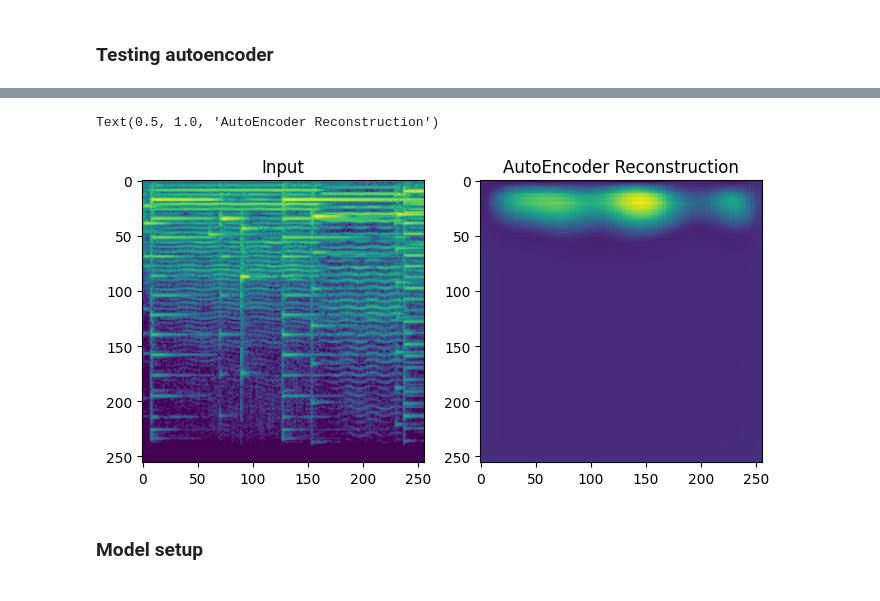
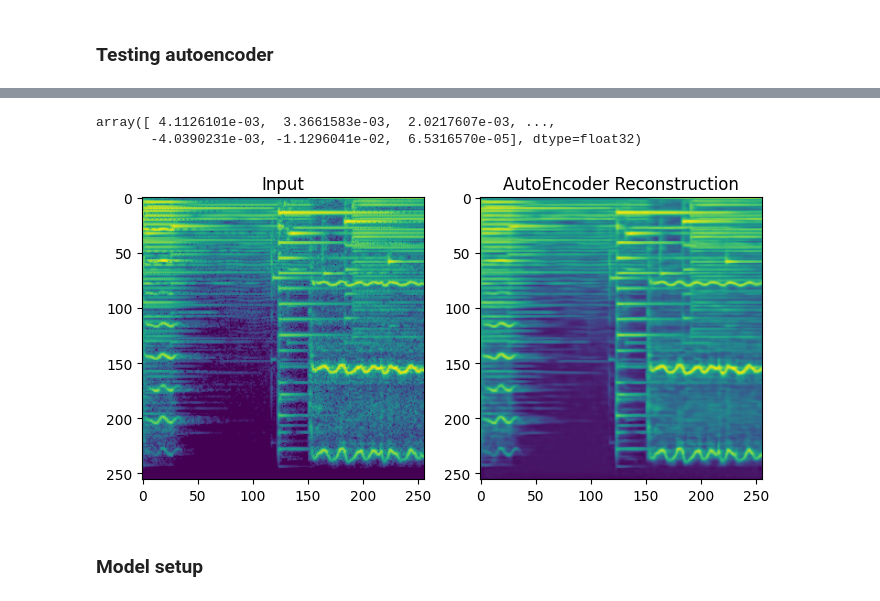
Before and after one commit to aleksolberg/DiffusionFastForward, a Jupyter notebook: conditional-latent-diffusion.ipynb, the cells around one changed output, grey strips where cells are left out. Cells and saved outputs as stored; diff of their text form; code cells hidden in the pictures.

```diff
--- a/conditional-latent-diffusion.ipynb
+++ b/conditional-latent-diffusion.ipynb
@@ -106,3 +107,7 @@ ae_trainer.fit(pl_ae_model, train_dataloaders=train_dl, val_dataloaders=valid_dl
 `Trainer.fit` stopped: `max_steps=2` reached.
 # %% [markdown]
 ### Testing autoencoder
+# %%
+# Load checkpoint
+pl_ae_model = Autoencoder.load_from_checkpoint('trained_models/ae/lightning_logs/version_5/checkpoints/epoch=92-step=11625.ckpt', autoencoder = autoencoder)
+pl_ae_model.to(device)
@@ -109,13 +132,21 @@ ae_trainer.fit(pl_ae_model, train_dataloaders=train_dl, val_dataloaders=valid_dl
 # %%
+img, cond = test_ds[0]
+phase = test_ds.get_phase(0)
+
 plt.subplot(1,2,1)
-plt.imshow(img1.permute(1,2,0))
+plt.imshow(img.permute(1,2,0))
 plt.title('Input')
 plt.subplot(1,2,2)
-plt.imshow(pl_ae_model(img1.unsqueeze(0))[0].detach().cpu().permute(1,2,0))
+prod_img = pl_ae_model(img.unsqueeze(0).cuda())
+plt.imshow(prod_img[0].detach().cpu().permute(1,2,0))
 plt.title('AutoEncoder Reconstruction')
+
+test_ds.save_audio(img, phase, name='orig_test.wav')
+test_ds.save_audio(prod_img.detach().cpu()[0], phase, name='ae_test.wav')
 # %% [output]
-Text(0.5, 1.0, 'AutoEncoder Reconstruction')
+array([ 4.1126101e-03,  3.3661583e-03,  2.0217607e-03, ...,
+       -4.0390231e-03, -1.1296041e-02,  6.5316570e-05], dtype=float32)
-[figure, old version]
+[figure, new version]
 # %% [markdown]
 ### Model setup
 # %%
```
Also changed, not shown: parts of 9 cells of this notebook, 6 other files.
